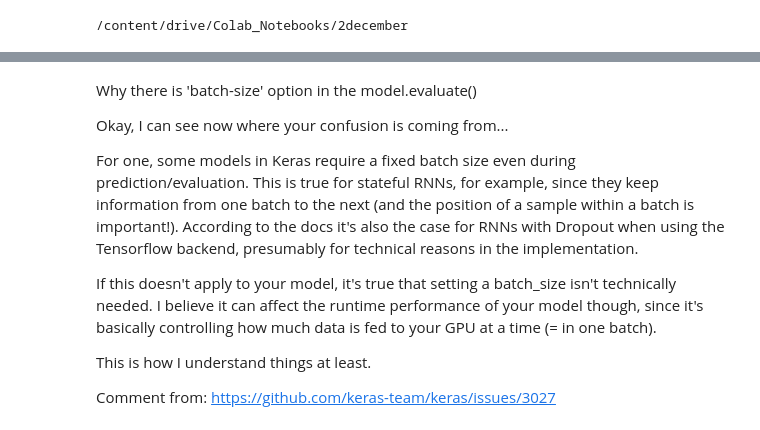
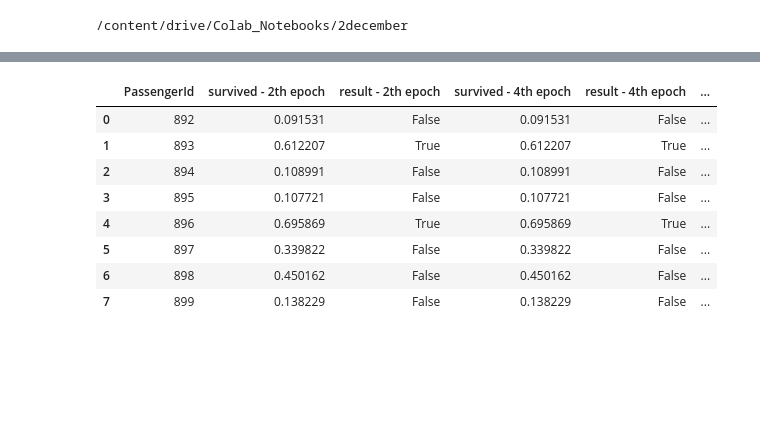
Before and after one commit to cagricivici/disaster_prediction_DL, a Jupyter notebook: Titanic_DL.ipynb, the cells around one changed output, grey strips where cells are left out. Drawn from its saved outputs; the diff is of its cells as text; code cells hidden in the pictures; blank space fills up the shorter version.

```diff
--- a/Titanic_DL.ipynb
+++ b/Titanic_DL.ipynb
@@ -366,17 +366,17 @@ for x in batch_data:
 
 #writting excel
 csv_writer(txt_arr,batch_rows)
-# %% [markdown]
-Why there is 'batch-size' option in the model.evaluate()
-
-
-
-Okay, I can see now where your confusion is coming from...
-
-For one, some models in Keras require a fixed batch size even during prediction/evaluation. This is true for stateful RNNs, for example, since they keep information from one batch to the next (and the position of a sample within a batch is important!). According to the docs it's also the case for RNNs with Dropout when using the Tensorflow backend, presumably for technical reasons in the implementation.
-
-If this doesn't apply to your model, it's true that setting a batch_size isn't technically needed. I believe it can affect the runtime performance of your model though, since it's basically controlling how much data is fed to your GPU at a time (= in one batch).
-
-This is how I understand things at least.
-
-Comment from: https://github.com/keras-team/keras/issues/3027
+# %%
+#read prediction excel
+prediction = pd.read_csv('prediction_excel.csv')
+prediction.head(8)
+# %% [output]
+|  | PassengerId | survived - 2th epoch | result - 2th epoch | survived - 4th epoch | result - 4th epoch | ... |
+| 0 | 892 | 0.091531 | False | 0.091531 | False | ... |
+| 1 | 893 | 0.612207 | True | 0.612207 | True | ... |
+| 2 | 894 | 0.108991 | False | 0.108991 | False | ... |
+| 3 | 895 | 0.107721 | False | 0.107721 | False | ... |
+| 4 | 896 | 0.695869 | True | 0.695869 | True | ... |
+| 5 | 897 | 0.339822 | False | 0.339822 | False | ... |
+| 6 | 898 | 0.450162 | False | 0.450162 | False | ... |
+| 7 | 899 | 0.138229 | False | 0.138229 | False | ... |
```
Also changed, not shown: 1 other file.
